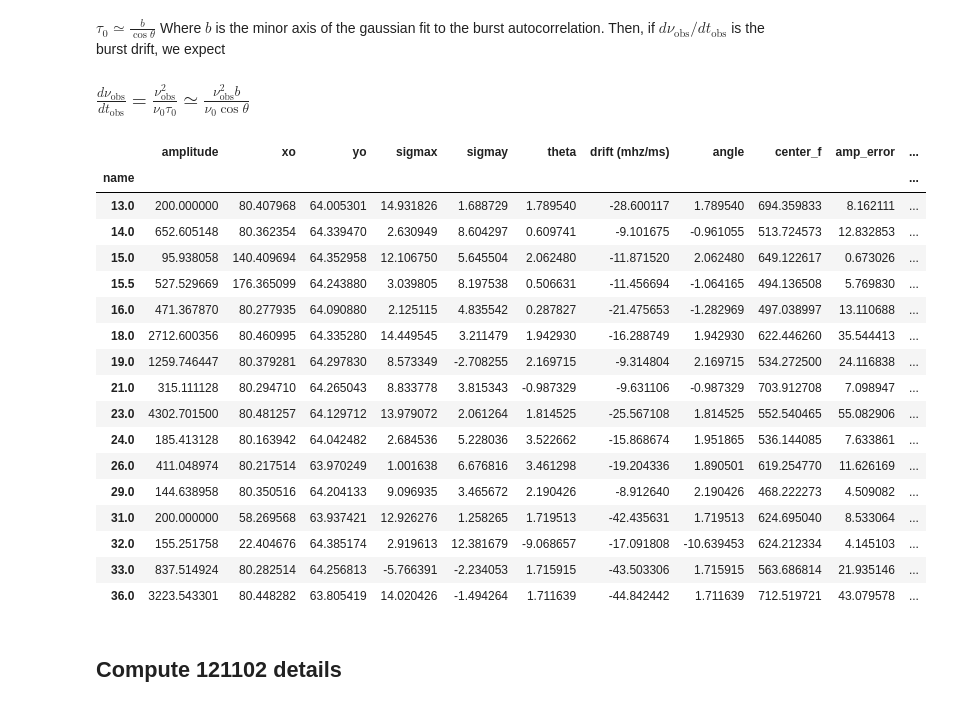
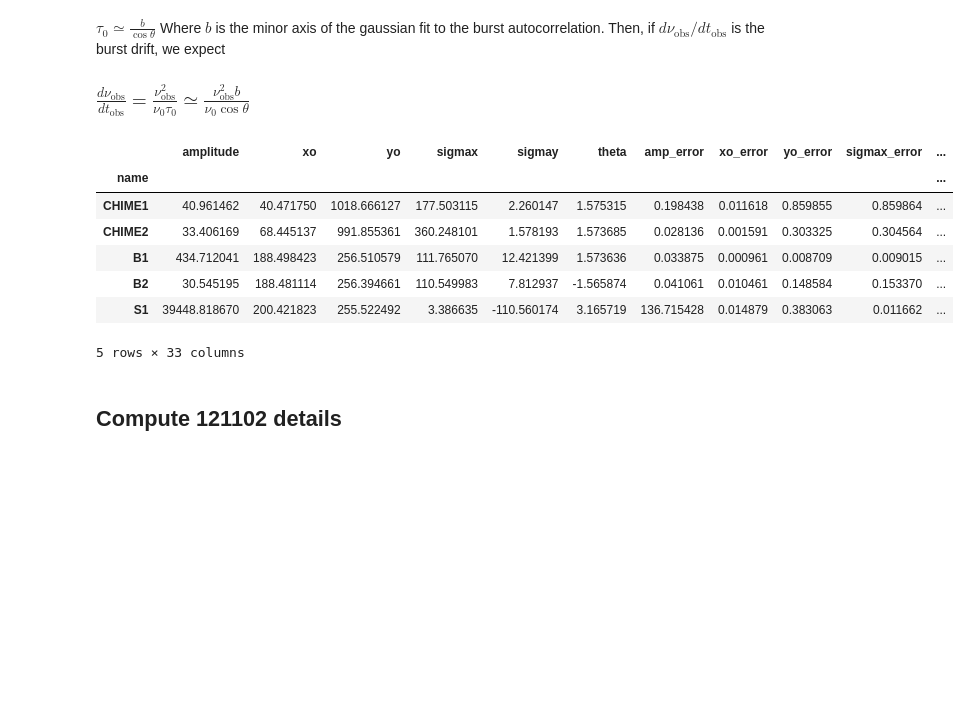
Before and after one commit to mef51/subdriftlaw, a Jupyter notebook: universal/DriftvsDuration_universal.ipynb, the cells around one changed output. Drawn from its saved outputs; the diff is of its cells as text; code cells hidden in the pictures; blank space fills up the shorter version.

```diff
--- a/universal/DriftvsDuration_universal.ipynb
+++ b/universal/DriftvsDuration_universal.ipynb
@@ -10,6 +10,7 @@ Then, if $d\nu_{\text{obs}} / dt_{\text{obs}}$ is the burst drift, we expect
 import numpy as np
 import scipy.stats
 import scipy.odr
+import scipy.optimize
 import matplotlib.pyplot as plt
 import matplotlib.cm as cm
 import matplotlib as mpl
@@ -57,53 +58,88 @@ bursts180814 = pd.merge(pd.read_csv('data/CHIME_FRB180814.J0422+73/chime_180814_
                         pd.read_csv('data/CHIME_FRB180814.J0422+73/chime_180814_param_errors_dm{}.csv'.format(dms180814[dm_idx])),
                         how='left', on='name')
 bursts180814 = bursts180814.set_index('name')
 bursts180814['time_res'] = 0.00098304 # s, Not true for burst 180917
 
 dataframes180814 = []
 for dm in dms180814:
     frame = pd.merge(pd.read_csv('data/CHIME_FRB180814.J0422+73/chime_180814_fit_params_dm{}.csv'.format(dm)),
                             pd.read_csv('data/CHIME_FRB180814.J0422+73/chime_180814_param_errors_dm{}.csv'.format(dm)),
                             how='left', on='name')
     frame = frame.set_index('name')
     frame['time_res'] = 0.00098304 # s, Not true for burst 180917
     dataframes180814.append(frame)
 
+###########
+burstsSGR1935 = pd.read_csv('data/SGR1935+2154/SGR1935+2154bursts.csv')
+burstsSGR1935 = burstsSGR1935.set_index('name')
+##########
+# bursts121102.to_csv('../../galacticfrb/data/aggregate/burstsFRB121102.csv', index_label="name")
+# bursts180916.to_csv('../../galacticfrb/data/aggregate/burstsFRB180916.csv', index_label="name")
+# bursts180814.to_csv('../../galacticfrb/data/aggregate/burstsFRB180814.csv', index_label="name")
+
 # Correct sigmax and sigmay for pixel scale
 # bursts180814['sigmax'] = bursts180814[['sigmaxp', 'xscale']].apply(lambda row: abs(row['sigmaxp'])/row['xscale'], axis=1)
 # bursts180814['sigmay'] = bursts180814[['sigmayp', 'yscale']].apply(lambda row: abs(row['sigmayp'])/row['yscale'], axis=1)
 # bursts180814['sigmax_error'] = bursts180814[['sigmaxp_error', 'xscale']].apply(lambda row: abs(row['sigmaxp_error'])/row['xscale'], axis=1)
 # bursts180814['sigmay_error'] = bursts180814[['sigmayp_error', 'yscale']].apply(lambda row: abs(row['sigmayp_error'])/row['yscale'], axis=1)
 
 # Set redshifts
 bursts121102['z'] = 0.19273 # (josephy et al. 2019, frbcat.org)
 bursts180916['z'] = 0.0337  # (chime 2020b et al.)
 bursts180814['z'] = 0.05    # not accurate, z < 0.1 (amiri et al. 2019)
+burstsSGR1935['z'] = 0       # ? galactic
+
 for frame in dataframes180916:
     frame['z'] = 0.337
 for frame in dataframes180814:
     frame['z'] = 0.05
 
-# bursts121102
-bursts180916
+tauwerror_expr = lambda r: 1e3*r['time_res']*np.sqrt(r['max_sigma']**6*r['min_sigma_error']**2*np.cos(r['angle']-np.pi/2)**4 + r['angle_error']**2*r['max_sigma']**2*r['min_sigma']**2*(-r['max_sigma']**2 + r['min_sigma']**2)**2*np.cos(r['angle']-np.pi/2)**2*np.sin(r['angle']-np.pi/2)**2 + r['max_sigma_error']**2*r['min_sigma']**6*np.sin(r['angle']-np.pi/2)**4)/(r['max_sigma']**2*np.cos(r['angle']-np.pi/2)**2 + r['min_sigma']**2*np.sin(r['angle']-np.pi/2)**2)**1.5
+# martin's expr
+# tauwerror_expr = lambda r: 1e3*r['time_res']*np.sqrt((r['angle_error']**2*r['max_sigma']**2*r['min_sigma']**2*(-2*r['max_sigma']**2*np.cos(r['angle']-np.pi/2)*np.sin(r['angle']-np.pi/2) + 2*r['min_sigma']**2*np.cos(r['angle']-np.pi/2)*np.sin(r['angle']-np.pi/2))**2)/(4.*(r['max_sigma']**2*np.cos(r['angle']-np.pi/2)**2 + r['min_sigma']**2*np.sin(r['angle']-np.pi/2)**2)**3) + r['min_sigma_error']**2*(-((r['max_sigma']*r['min_sigma']**2*np.sin(r['angle']-np.pi/2)**2)/(r['max_sigma']**2*np.cos(r['angle']-np.pi/2)**2 + r['min_sigma']**2*np.sin(r['angle']-np.pi/2)**2)**1.5) + r['max_sigma']/np.sqrt(r['max_sigma']**2*np.cos(r['angle']-np.pi/2)**2 + r['min_sigma']**2*np.sin(r['angle']-np.pi/2)**2))**2 + r['max_sigma_error']**2*(-((r['max_sigma']**2*r['min_sigma']*np.cos(r['angle']-np.pi/2)**2)/(r['max_sigma']**2*np.cos(r['angle']-np.pi/2)**2 + r['min_sigma']**2*np.sin(r['angle']-np.pi/2)**2)**1.5) + r['min_sigma']/np.sqrt(r['max_sigma']**2*np.cos(r['angle']-np.pi/2)**2 + r['min_sigma']**2*np.sin(r['angle']-np.pi/2)**2))**2)
+
+def computeModelDetails(frame):
+    frame['drift_abs'] = -1*(frame['drift (mhz/ms)'])
+    frame['drift_over_nuobs'] = frame[['drift_abs','center_f']].apply(lambda row: row['drift_abs'] / row['center_f'], axis=1)
+    frame['min_sigma'] = frame[['sigmax','sigmay']].apply(lambda row: min(abs(row['sigmax']), abs(row['sigmay'])), axis=1)
+    frame['max_sigma'] = frame[['sigmax','sigmay']].apply(lambda row: max(abs(row['sigmax']), abs(row['sigmay'])), axis=1)
+    # the following two lines assume that if sigmax > sigmay, then sigmax_error > sigmay_error, which is true (so far) for this dataset
+    frame['min_sigma_error'] = frame[['sigmax_error','sigmay_error']].apply(lambda row: min(row['sigmax_error'], row['sigmay_error']), axis=1)
+    frame['max_sigma_error'] = frame[['sigmax_error','sigmay_error']].apply(lambda row: max(row['sigmax_error'], row['sigmay_error']), axis=1)
+
+    frame['sigma_t']   = frame[['min_sigma','time_res']].apply(lambda row: row['min_sigma']*row['time_res'], axis=1)
+
+    frame['tau_w'] = frame[['time_res', 'min_sigma', 'max_sigma', 'angle']].apply(
+        lambda r: r['time_res']*r['min_sigma']*r['max_sigma'] / np.sqrt( np.abs((np.sin(r['angle']-np.pi/2)*r['min_sigma'])**2 + (np.cos(r['angle']-np.pi/2)*r['max_sigma'])**2 )),
+        axis=1
+    )
+
+    # this error is in ms
+    frame['tau_w_error'] = frame[['time_res', 'min_sigma', 'max_sigma', 'min_sigma_error', 'max_sigma_error', 'angle', 'angle_error']].apply(
+        tauwerror_expr,
+        axis=1
+    )
+
+    frame['sigma_t_ms'] = frame['sigma_t']*1e3
+    frame['tau_w_ms'] = frame['tau_w']*1e3
+
+    ## Redshift corrections
+    frame['drift_z'] = frame[['drift_over_nuobs', 'z']].apply(lambda row: row['drift_over_nuobs']*(1+row['z']), axis=1)
+    frame['tau_w_ms_z'] = frame[['tau_w_ms', 'z']].apply(lambda row: row['tau_w_ms']/(1+row['z']), axis=1)
+
+    return frame
+
+burstsSGR1935 = computeModelDetails(burstsSGR1935)
+burstsSGR1935
 # %% [output]
-|  | amplitude | xo | yo | sigmax | sigmay | theta | drift (mhz/ms) | angle | center_f | amp_error | ... |
+|  | amplitude | xo | yo | sigmax | sigmay | theta | amp_error | xo_error | yo_error | sigmax_error | ... |
 | name |  |  |  |  |  |  |  |  |  |  | ... |
-| 13.0 | 200.000000 | 80.407968 | 64.005301 | 14.931826 | 1.688729 | 1.789540 | -28.600117 | 1.789540 | 694.359833 | 8.162111 | ... |
-| 14.0 | 652.605148 | 80.362354 | 64.339470 | 2.630949 | 8.604297 | 0.609741 | -9.101675 | -0.961055 | 513.724573 | 12.832853 | ... |
-| 15.0 | 95.938058 | 140.409694 | 64.352958 | 12.106750 | 5.645504 | 2.062480 | -11.871520 | 2.062480 | 649.122617 | 0.673026 | ... |
-| 15.5 | 527.529669 | 176.365099 | 64.243880 | 3.039805 | 8.197538 | 0.506631 | -11.456694 | -1.064165 | 494.136508 | 5.769830 | ... |
-| 16.0 | 471.367870 | 80.277935 | 64.090880 | 2.125115 | 4.835542 | 0.287827 | -21.475653 | -1.282969 | 497.038997 | 13.110688 | ... |
-| 18.0 | 2712.600356 | 80.460995 | 64.335280 | 14.449545 | 3.211479 | 1.942930 | -16.288749 | 1.942930 | 622.446260 | 35.544413 | ... |
-| 19.0 | 1259.746447 | 80.379281 | 64.297830 | 8.573349 | -2.708255 | 2.169715 | -9.314804 | 2.169715 | 534.272500 | 24.116838 | ... |
-| 21.0 | 315.111128 | 80.294710 | 64.265043 | 8.833778 | 3.815343 | -0.987329 | -9.631106 | -0.987329 | 703.912708 | 7.098947 | ... |
-| 23.0 | 4302.701500 | 80.481257 | 64.129712 | 13.979072 | 2.061264 | 1.814525 | -25.567108 | 1.814525 | 552.540465 | 55.082906 | ... |
-| 24.0 | 185.413128 | 80.163942 | 64.042482 | 2.684536 | 5.228036 | 3.522662 | -15.868674 | 1.951865 | 536.144085 | 7.633861 | ... |
-| 26.0 | 411.048974 | 80.217514 | 63.970249 | 1.001638 | 6.676816 | 3.461298 | -19.204336 | 1.890501 | 619.254770 | 11.626169 | ... |
-| 29.0 | 144.638958 | 80.350516 | 64.204133 | 9.096935 | 3.465672 | 2.190426 | -8.912640 | 2.190426 | 468.222273 | 4.509082 | ... |
-| 31.0 | 200.000000 | 58.269568 | 63.937421 | 12.926276 | 1.258265 | 1.719513 | -42.435631 | 1.719513 | 624.695040 | 8.533064 | ... |
-| 32.0 | 155.251758 | 22.404676 | 64.385174 | 2.919613 | 12.381679 | -9.068657 | -17.091808 | -10.639453 | 624.212334 | 4.145103 | ... |
-| 33.0 | 837.514924 | 80.282514 | 64.256813 | -5.766391 | -2.234053 | 1.715915 | -43.503306 | 1.715915 | 563.686814 | 21.935146 | ... |
-| 36.0 | 3223.543301 | 80.448282 | 63.805419 | 14.020426 | -1.494264 | 1.711639 | -44.842442 | 1.711639 | 712.519721 | 43.079578 | ... |
+| CHIME1 | 40.961462 | 40.471750 | 1018.666127 | 177.503115 | 2.260147 | 1.575315 | 0.198438 | 0.011618 | 0.859855 | 0.859864 | ... |
+| CHIME2 | 33.406169 | 68.445137 | 991.855361 | 360.248101 | 1.578193 | 1.573685 | 0.028136 | 0.001591 | 0.303325 | 0.304564 | ... |
+| B1 | 434.712041 | 188.498423 | 256.510579 | 111.765070 | 12.421399 | 1.573636 | 0.033875 | 0.000961 | 0.008709 | 0.009015 | ... |
+| B2 | 30.545195 | 188.481114 | 256.394661 | 110.549983 | 7.812937 | -1.565874 | 0.041061 | 0.010461 | 0.148584 | 0.153370 | ... |
+| S1 | 39448.818670 | 200.421823 | 255.522492 | 3.386635 | -110.560174 | 3.165719 | 136.715428 | 0.014879 | 0.383063 | 0.011662 | ... |
+5 rows × 33 columns
 # %% [markdown]
 ## Compute 121102 details
 # %%
```
Also changed, not shown: parts of 9 cells of this notebook, 5 other files.
